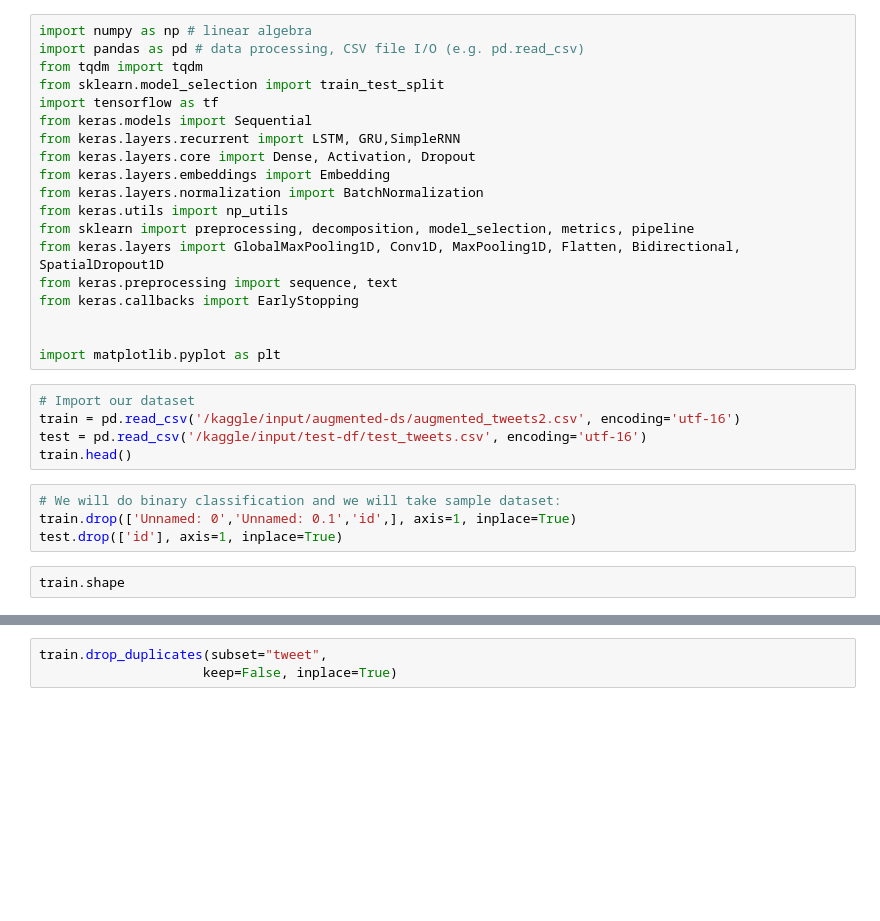
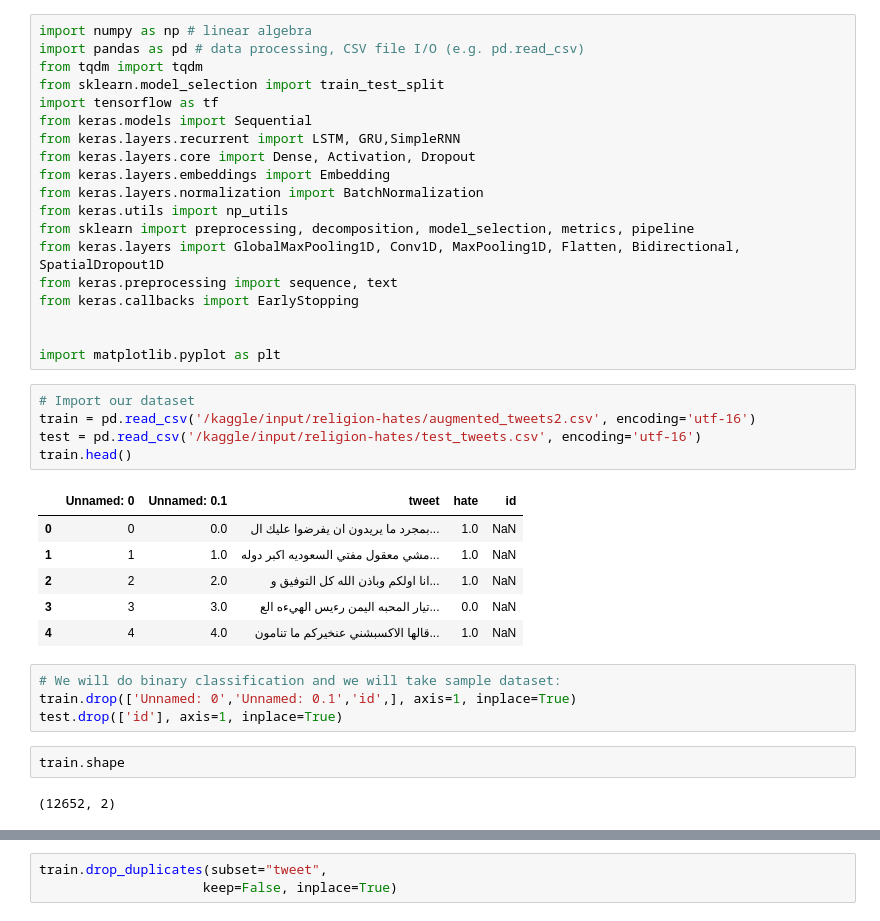
Before and after one commit to RealKintaro/Offensive-Text-Classification-Writen-In-Arabic-Dialects, a Jupyter notebook: Notebooks/classification-rnn-gru.ipynb, the cells around one changed output, grey strips where cells are left out. Drawn from its saved outputs; the diff is of its cells as text; blank space fills up the shorter version.

```diff
--- a/Notebooks/classification-rnn-gru.ipynb
+++ b/Notebooks/classification-rnn-gru.ipynb
@@ -31,14 +31,23 @@ from keras.callbacks import EarlyStopping
 import matplotlib.pyplot as plt
 # %%
 # Import our dataset
-train = pd.read_csv('/kaggle/input/augmented-ds/augmented_tweets2.csv', encoding='utf-16')
-test = pd.read_csv('/kaggle/input/test-df/test_tweets.csv', encoding='utf-16')
+train = pd.read_csv('/kaggle/input/religion-hates/augmented_tweets2.csv', encoding='utf-16')
+test = pd.read_csv('/kaggle/input/religion-hates/test_tweets.csv', encoding='utf-16')
 train.head()
+# %% [output]
+|  | Unnamed: 0 | Unnamed: 0.1 | tweet | hate | id |
+| 0 | 0 | 0.0 | بمجرد ما يريدون ان يفرضوا عليك ال... | 1.0 | NaN |
+| 1 | 1 | 1.0 | مشي معقول مفتي السعوديه اكبر دوله... | 1.0 | NaN |
+| 2 | 2 | 2.0 | انا اولكم وباذن الله كل التوفيق و... | 1.0 | NaN |
+| 3 | 3 | 3.0 | تيار المحبه اليمن رءيس الهيءه الع... | 0.0 | NaN |
+| 4 | 4 | 4.0 | قالها الاكسبشني عنخيركم ما تنامون... | 1.0 | NaN |
 # %%
 # We will do binary classification and we will take sample dataset:
 train.drop(['Unnamed: 0','Unnamed: 0.1','id',], axis=1, inplace=True)
 test.drop(['id'], axis=1, inplace=True)
 # %%
 train.shape
+# %% [output]
+(12652, 2)
 # %%
 train.head()
```
Also changed, not shown: parts of 13 cells of this notebook, 9 other files.
